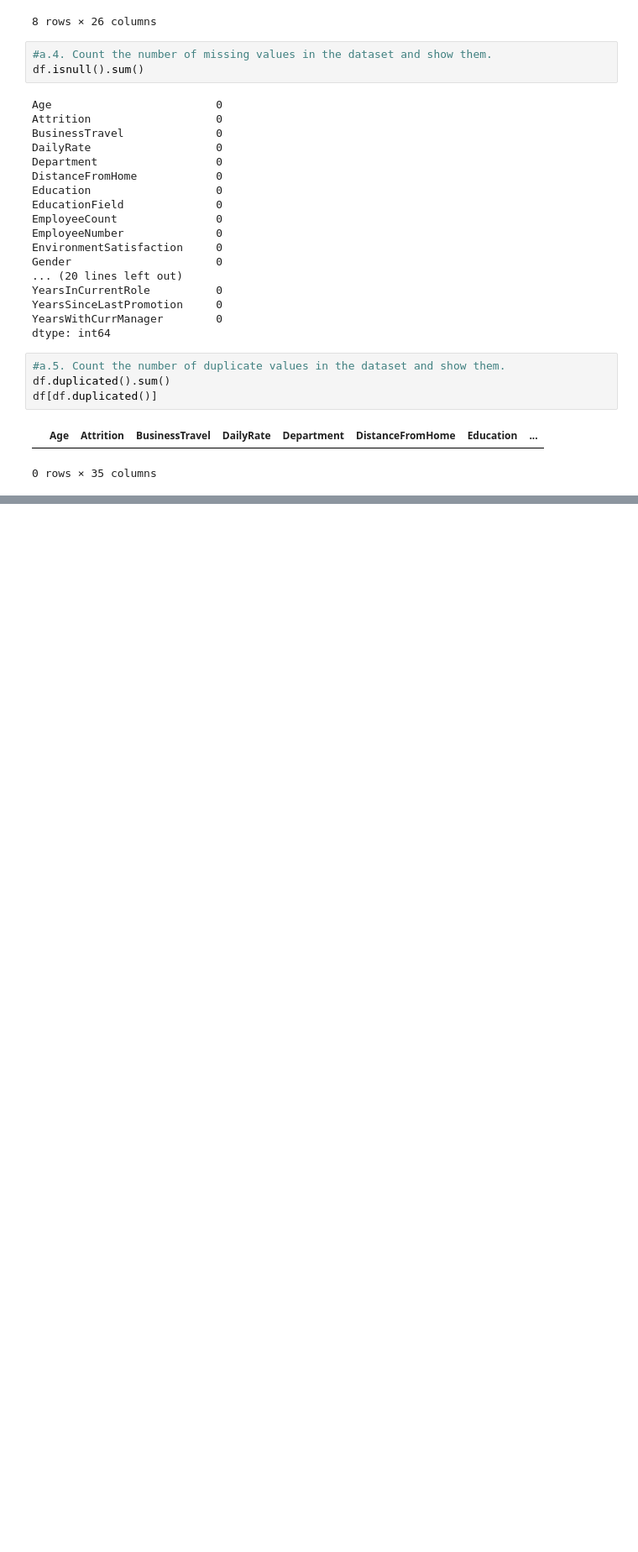
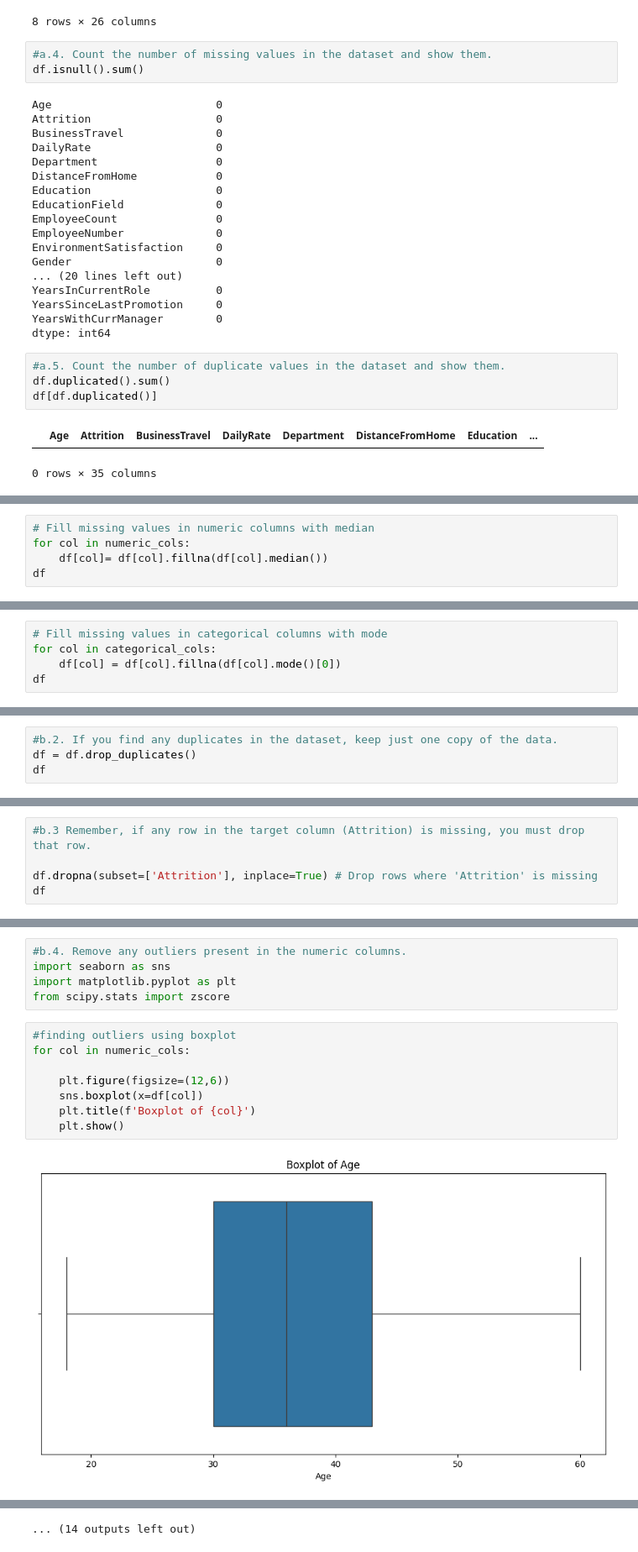
Before and after one commit to Biplob-592/Artificial-Intelligence-UIU, a Jupyter notebook: Assignments/Data_Cleaning_Assignment.ipynb, the cells around one changed output, grey strips where cells are left out. Shown at 84% size. Cells and saved outputs as stored; diff of their text form; blank space fills up the shorter version.

```diff
--- a/Assignments/Data_Cleaning_Assignment.ipynb
+++ b/Assignments/Data_Cleaning_Assignment.ipynb
@@ -96,0 +115,5 @@ df[df.duplicated()]
+# %%
+# Fill missing values in numeric columns with median
+for col in numeric_cols:
+    df[col]= df[col].fillna(df[col].median())
+df
@@ -96,0 +134,5 @@ df[df.duplicated()]
+# %%
+# Fill missing values in categorical columns with mode
+for col in categorical_cols:
+    df[col] = df[col].fillna(df[col].mode()[0])
+df
@@ -96,0 +153,4 @@ df[df.duplicated()]
+# %%
+#b.2. If you find any duplicates in the dataset, keep just one copy of the data.
+df = df.drop_duplicates()
+df
@@ -96,0 +171,5 @@ df[df.duplicated()]
+# %%
+#b.3 Remember, if any row in the target column (Attrition) is missing, you must drop that row.
+
+df.dropna(subset=['Attrition'], inplace=True) # Drop rows where 'Attrition' is missing
+df
@@ -96,0 +190,15 @@ df[df.duplicated()]
+# %%
+#b.4. Remove any outliers present in the numeric columns.
+import seaborn as sns
+import matplotlib.pyplot as plt
+from scipy.stats import zscore
+# %%
+#finding outliers using boxplot
+for col in numeric_cols:
+
+    plt.figure(figsize=(12,6))
+    sns.boxplot(x=df[col])
+    plt.title(f'Boxplot of {col}')
+    plt.show()
+# %% [output]
+[figure, added]
@@ -96,0 +216 @@ df[df.duplicated()]
+... (14 outputs left out)
```
Also changed, not shown: parts of 15 cells of this notebook.
